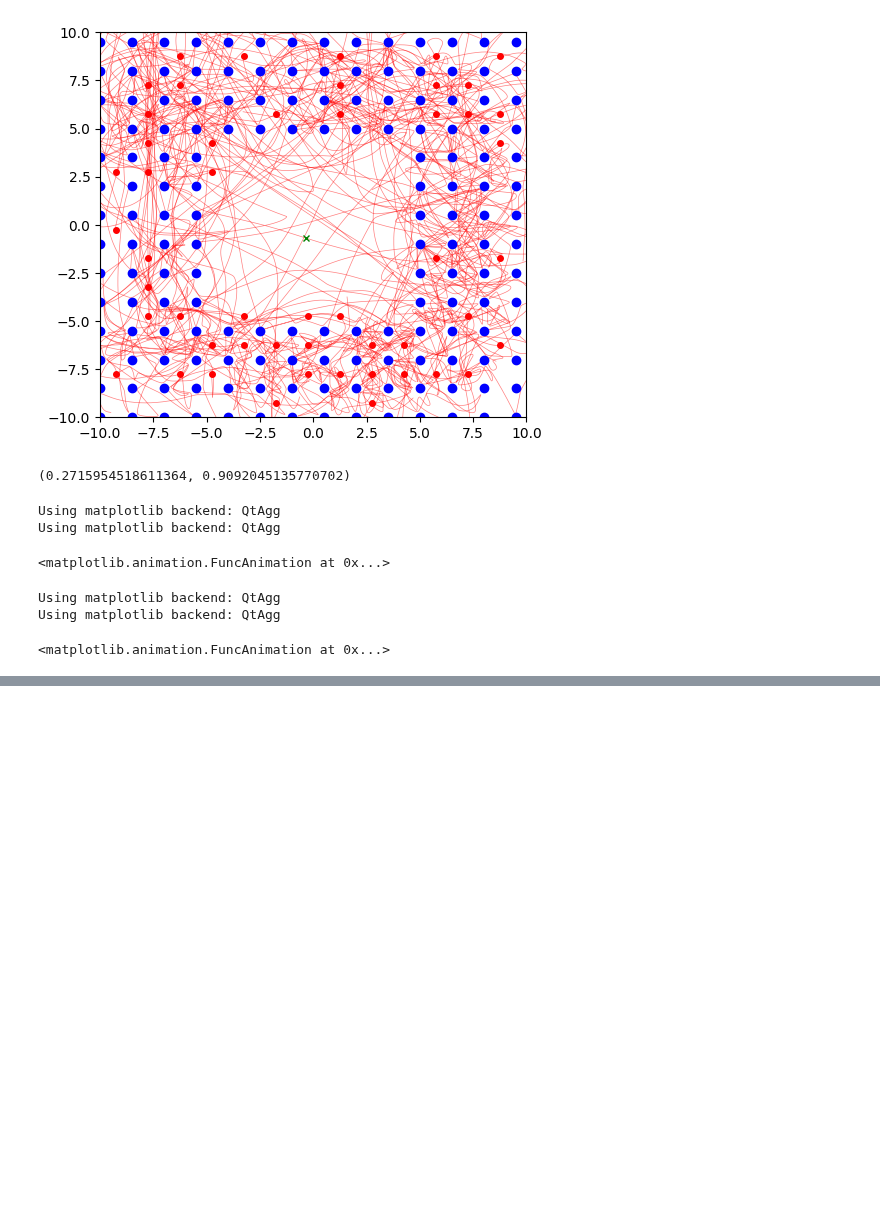
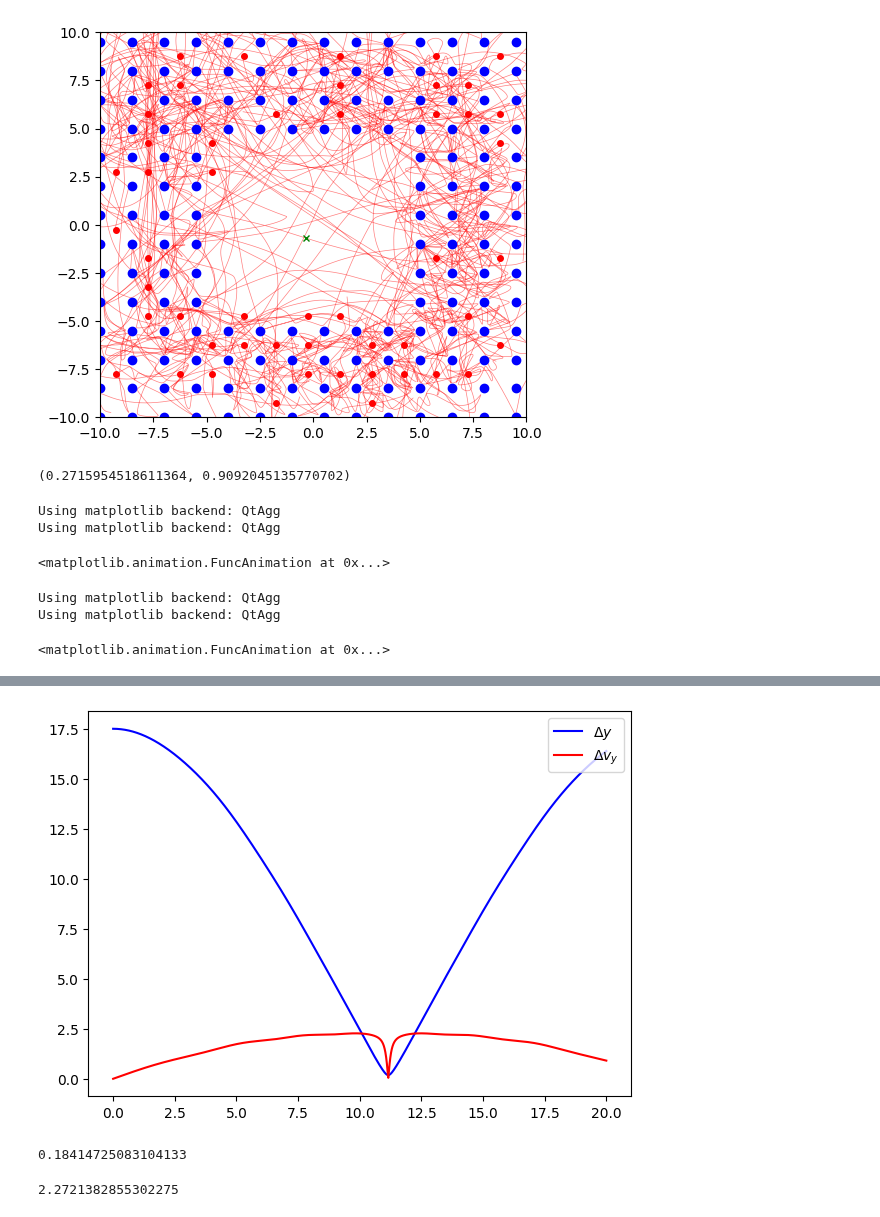
Before and after one commit to AndresGuarin/JupyterCodes, a Jupyter notebook: Computational Physics/ElectricConduction/SettingGrid.ipynb, the cells around one changed output, grey strips where cells are left out. Drawn from its saved outputs; the diff is of its cells as text; code cells hidden in the pictures; blank space fills up the shorter version.

```diff
--- a/Computational Physics/ElectricConduction/SettingGrid.ipynb
+++ b/Computational Physics/ElectricConduction/SettingGrid.ipynb
@@ -355,0 +436,20 @@ Using matplotlib backend: QtAgg
+# %%
+LX = s[0]; LY = s[1]; LVx = s[2]; LVy = s[3]
+
+%matplotlib inline
+plt.figure(figsize=(7,5))
+plt.plot(time,LY[:,1]-LY[:,0],'-b',lw=1.5,label=r'$\Delta y$')
+plt.plot(time,np.abs(LVy[:,1]-LVy[:,0]),'-r',lw=1.5,label=r'$\Delta v_y$')
+
+plt.legend(loc='upper right')
+plt.show()
+# %% [output]
+[figure, added]
+# %%
+display(np.min(np.abs(LY[:,1]-LY[:,0])))
+# %% [output]
+0.18414725083104133
+# %%
+display(np.max(np.abs(LVy[:,1]-LVy[:,0])))
+# %% [output]
+2.2721382855302275
```
Also changed, not shown: parts of 28 cells of this notebook, 1 other file.
